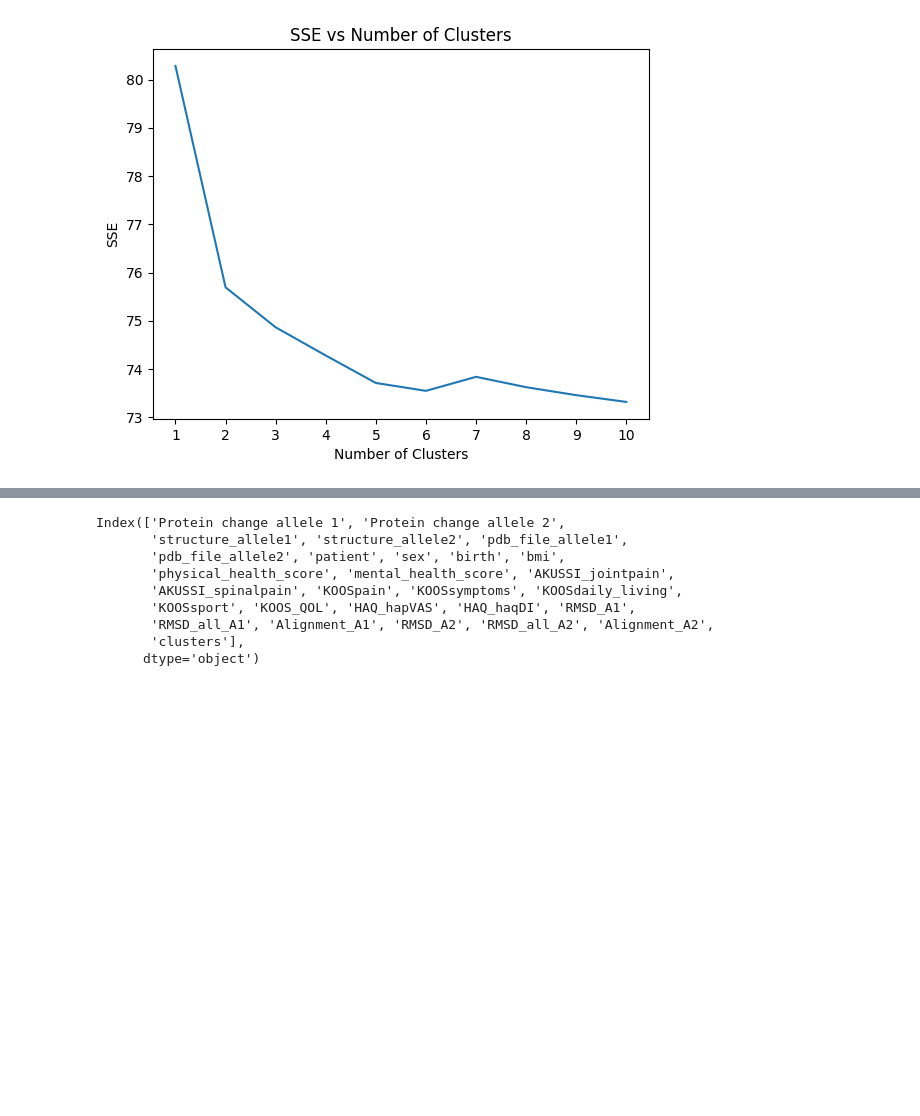
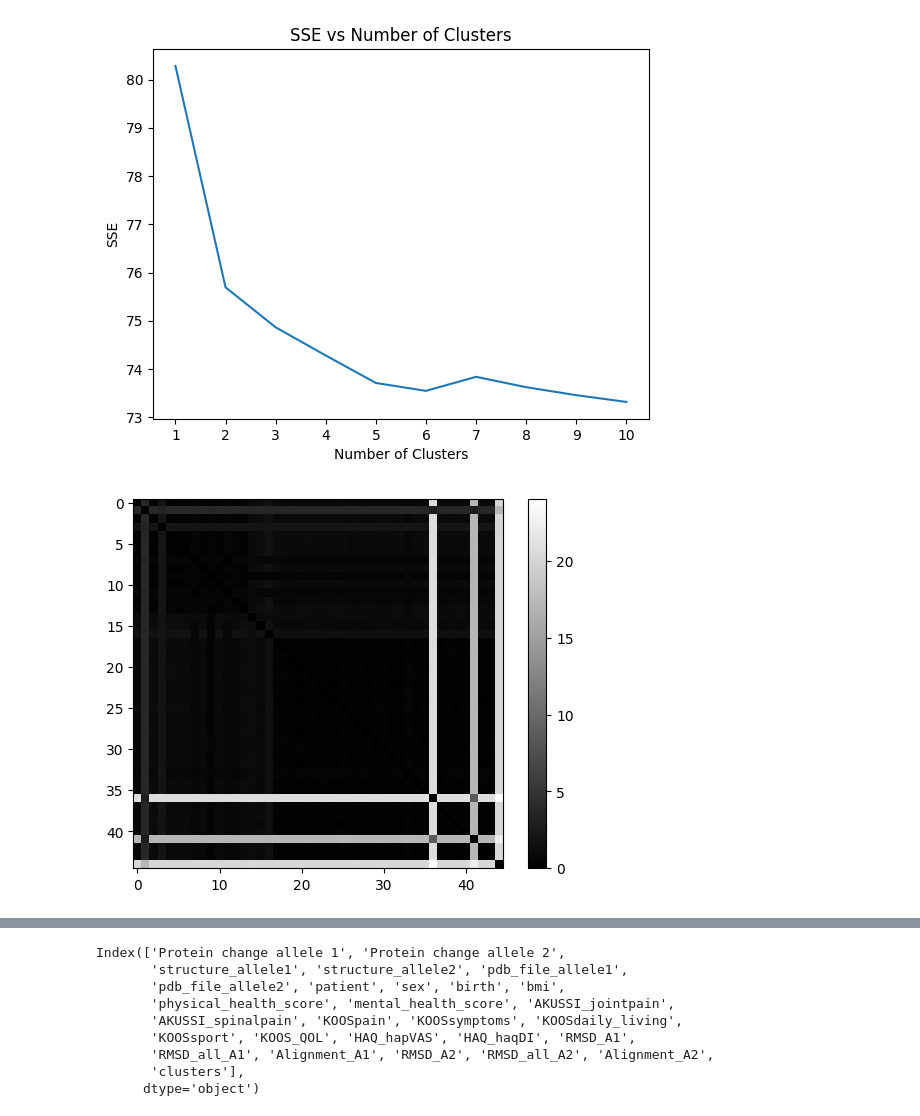
Before and after one commit to g-lago8/CHL-Project, a Jupyter notebook: notebooks/matricione.ipynb, the cells around one changed output, grey strips where cells are left out. Cells and saved outputs as stored; diff of their text form; code cells hidden in the pictures; blank space fills up the shorter version.

```diff
--- a/notebooks/matricione.ipynb
+++ b/notebooks/matricione.ipynb
@@ -125,3 +128,16 @@ Text(0.5, 1.0, 'SSE vs Number of Clusters')
 # refit with k=2
 
 k_medoids = KMedoids(n_clusters=2, random_state=0, metric = 'precomputed').fit(matriciona)
+# %%
+# order matrix by cluster
+order = np.argsort(k_medoids.labels_)
+clusters = k_medoids.labels_
+clusters = clusters[order]
+matriciona = matriciona[order, :]
+matriciona = matriciona[:, order]
+# colorbar
+plt.imshow(matriciona, cmap='gray')
+plt.colorbar()
+plt.show()
+# %% [output]
+[figure, added]
```
Also changed, not shown: parts of 18 cells of this notebook.
